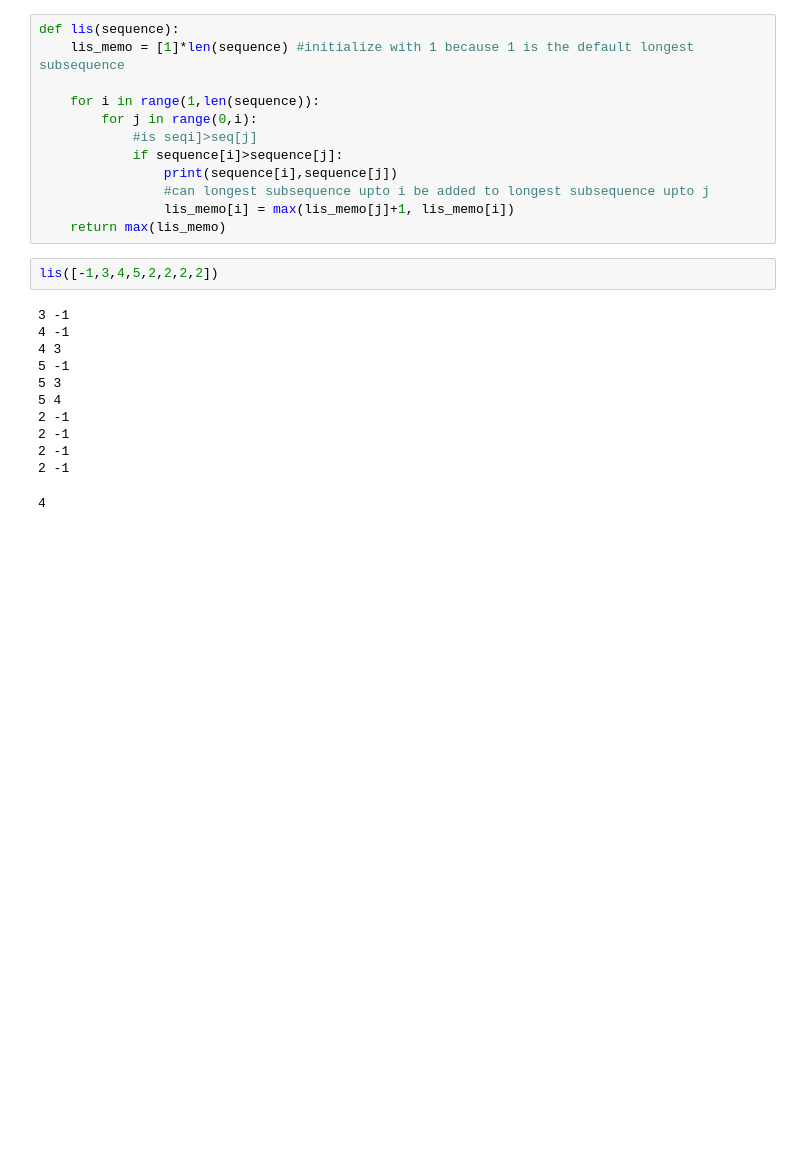
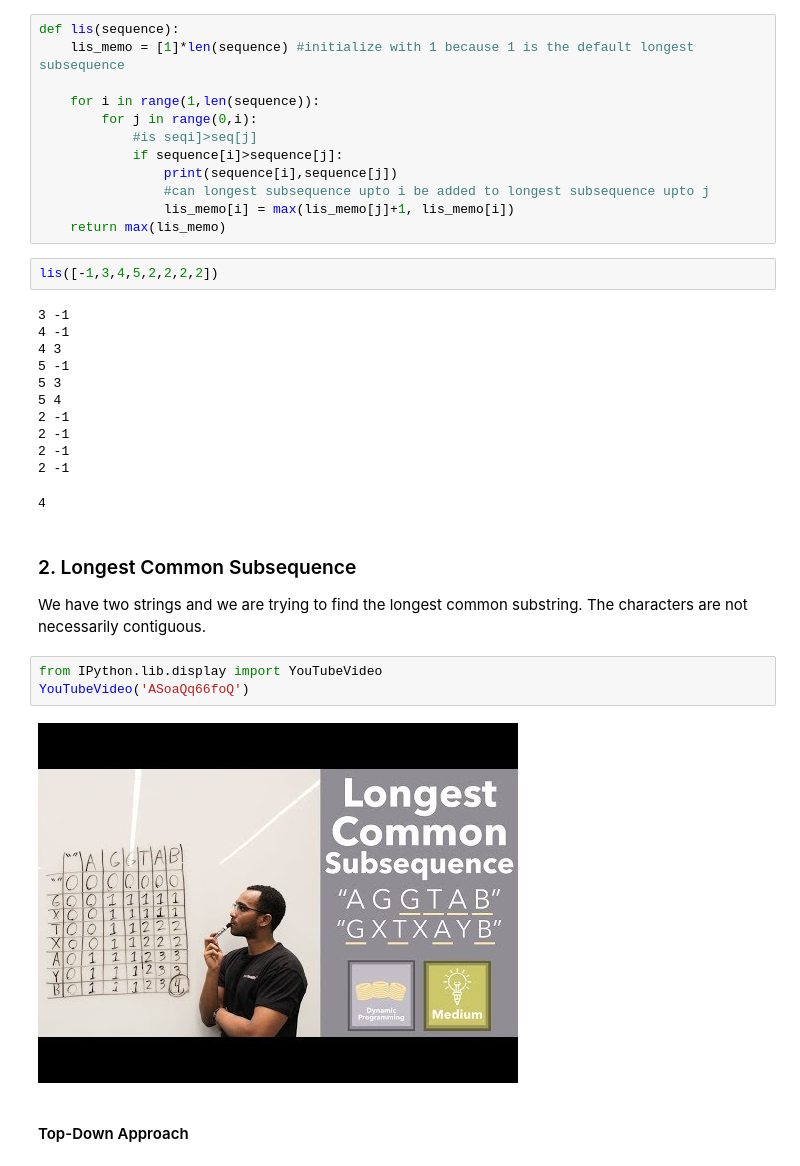
Before and after one commit to SSITB/cracking_the_coding_interview_python_solutions, a Jupyter notebook: Other Problems/Dynamic Programming.ipynb, the cells around one changed output. Saved outputs shown, nothing was run; the diff lists cells and outputs as text; blank space fills up the shorter version.

Commit message:
Longest common subsequence

```diff
--- a/Other Problems/Dynamic Programming.ipynb
+++ b/Other Problems/Dynamic Programming.ipynb
@@ -119,3 +124,14 @@ lis([-1,3,4,5,2,2,2,2])
 2 -1
 2 -1
 4
+# %% [markdown]
+### 2. Longest Common Subsequence
+
+We have two strings and we are trying to find the longest common substring. The characters are not necessarily contiguous.
+# %%
+from IPython.lib.display import YouTubeVideo
+YouTubeVideo('ASoaQq66foQ')
+# %% [output]
+[figure, added]
+# %% [markdown]
+#### Top-Down Approach
```
Also changed, not shown: parts of 7 cells of this notebook, 1 other file.
